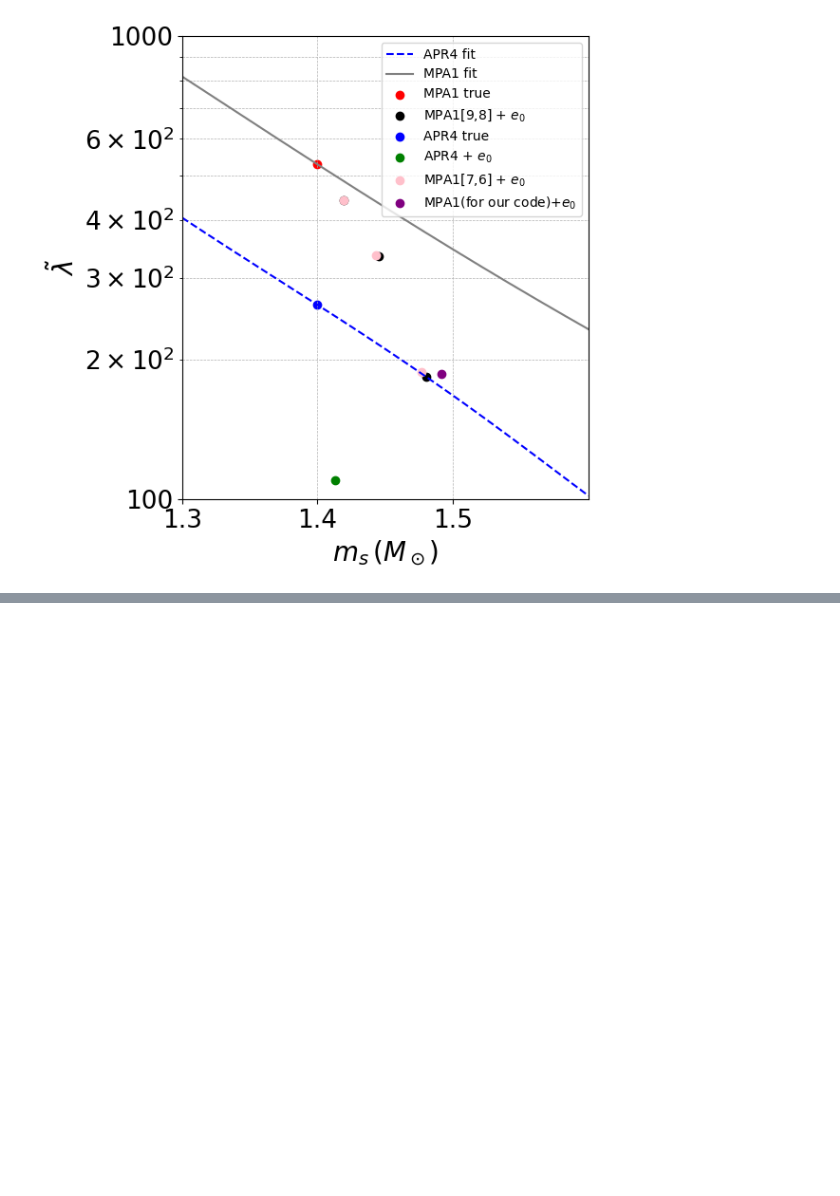
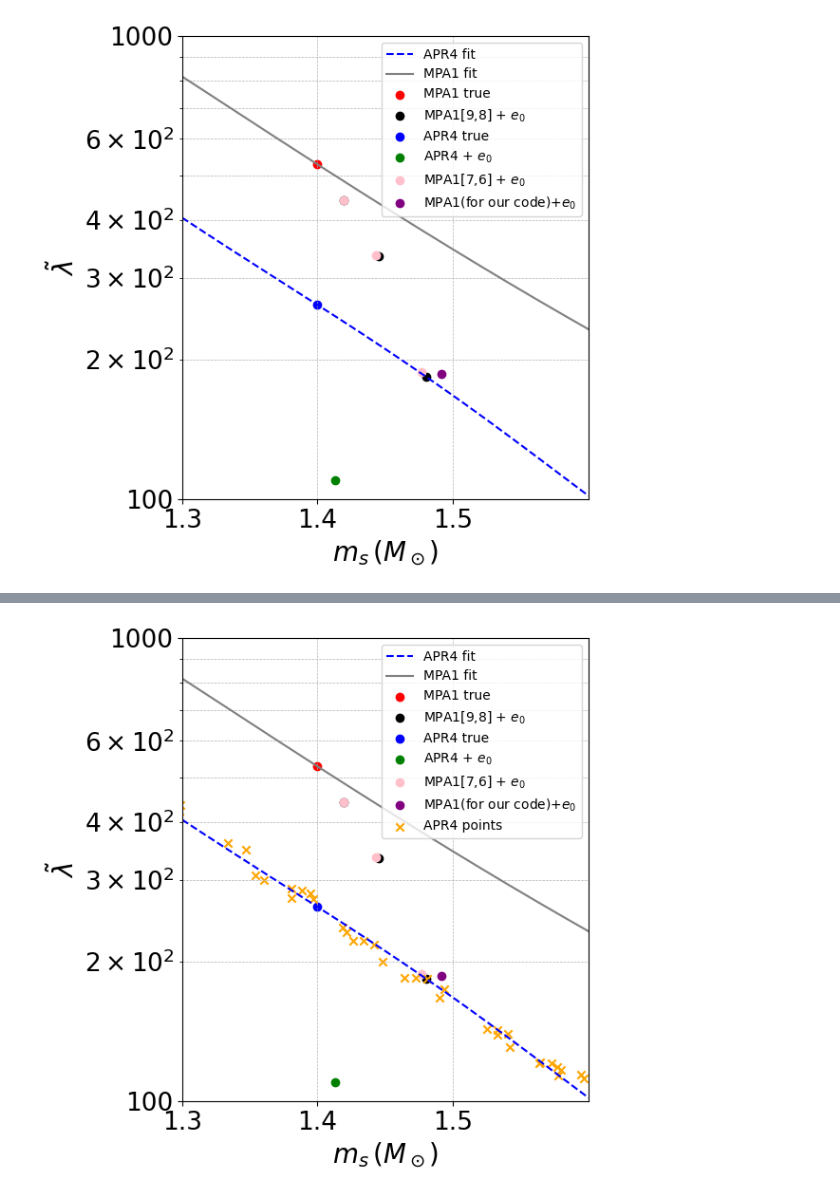
Before and after one commit to Brightshinesunny/Project, a Jupyter notebook: Untitled71.ipynb, the cells around one changed output, grey strips where cells are left out. Drawn from its saved outputs; the diff is of its cells as text; code cells hidden in the pictures; blank space fills up the shorter version.

Commit message:
Colab을 통해 생성됨

```diff
--- a/Untitled71.ipynb
+++ b/Untitled71.ipynb
@@ -62,3 +62,6 @@ plt.tight_layout()
 plt.show()
 # %% [output]
 [figure]
+# %%
+from google.colab import files
+uploaded = files.upload()
@@ -64,0 +71,62 @@ plt.show()
+# %%
+import pandas as pd
+import numpy as np
+import matplotlib.pyplot as plt
+from matplotlib.ticker import LogFormatter
+
+# Fit functions
+def fit_apr4(ms):
+    return (
+        48466.1141 * ms**7 - 511769.3262 * ms**6 + 2290160.1775 * ms**5 -
+        5622239.7230 * ms**4 + 8161248.7822 * ms**3 - 6983220.6693 * ms**2 +
+        3244065.3811 * ms - 624930.5178
+    )
+
+def fit_mpa1(ms):
+    log_lambda = -1.21 * ms**4 + 7.80 * ms**3 - 18.2 * ms**2 + 16.5 * ms - 1.46
+    return 10 ** log_lambda
+
+# Data points
+map1_true = (1.4, 528.28)
+map1_ecc = [(1.419, 442.025), (1.44499, 334.556), (1.47998, 184.100)]
+apr4_true = (1.4, fit_apr4(1.4))
+apr4_ecc = [(1.4127, 110.155)]
+map1_ecc2 = [(1.41923, 443.112), (1.44326, 337.002), (1.47691, 188.448)]
+map1_ecc3 = (1.4914,186.389)
+
+# Read the uploaded CSV into a pandas DataFrame
+df = pd.read_csv(next(iter(uploaded.keys())))
+
+# Prepare plot
+fig, ax = plt.subplots(figsize=(6, 6))
+
+ms_vals = np.linspace(1.3, 1.6, 300)
+ax.plot(ms_vals, fit_apr4(ms_vals), label="APR4 fit", color="blue", linestyle="--")
+ax.plot(ms_vals, fit_mpa1(ms_vals), label="MPA1 fit", color="gray", linestyle="-")
+
+# Scatter points
+ax.scatter(*map1_true, color='red', label="MPA1 true")
+ax.scatter(*zip(*map1_ecc), color='black', label="MPA1[9,8] + $e_0$")
+ax.scatter(*apr4_true, color='blue', label="APR4 true")
+ax.scatter(*zip(*apr4_ecc), color='green', label="APR4 + $e_0$")
+ax.scatter(*zip(*map1_ecc2), color='pink', label="MPA1[7,6] + $e_0$")
+ax.scatter(*map1_ecc3, color='purple', label="MPA1(for our code)+$e_0$")
+
+# CSV points
+ax.scatter(df["m1"], df["lambda_tilde"], color='orange', marker='x', label="APR4 points")
+
+# Labels and axes
+ax.set_xlim(1.3, 1.6)
+ax.set_ylim(100, 1000)
+ax.set_yscale("log")
+ax.set_xticks([1.3, 1.4, 1.5])
+ax.set_xlabel(r"$m_s\, (M_\odot)$", fontsize=20)
+ax.set_ylabel(r"$\tilde{\lambda}$", fontsize=20)
+ax.yaxis.set_major_formatter(LogFormatter(base=10))
+ax.grid(True, which="both", linestyle="--", linewidth=0.5)
+ax.tick_params(axis='both', which='both', labelsize=19)
+ax.legend(fontsize=10)
+plt.tight_layout()
+plt.show()
+# %% [output]
+[figure, added]
```
Also changed, not shown: parts of 1 cell of this notebook.
